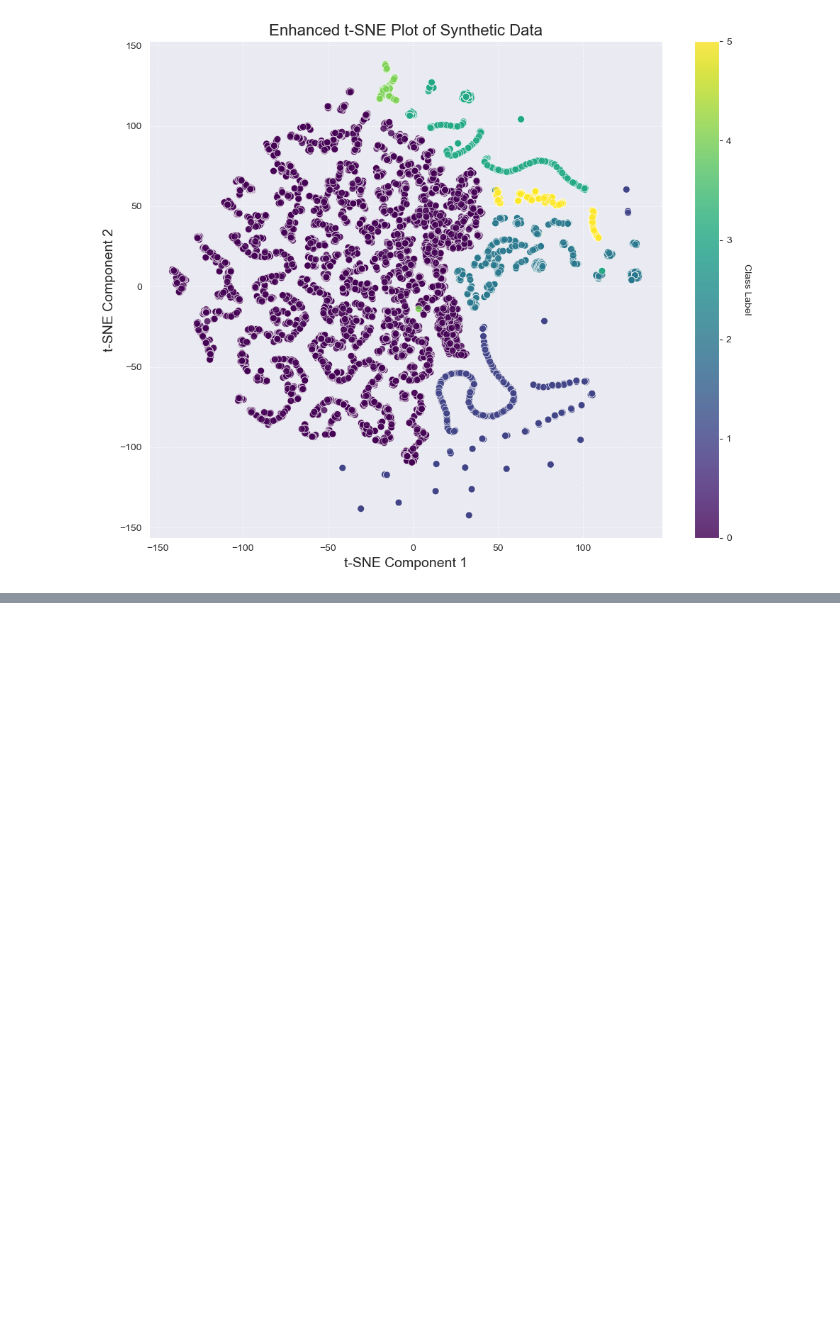
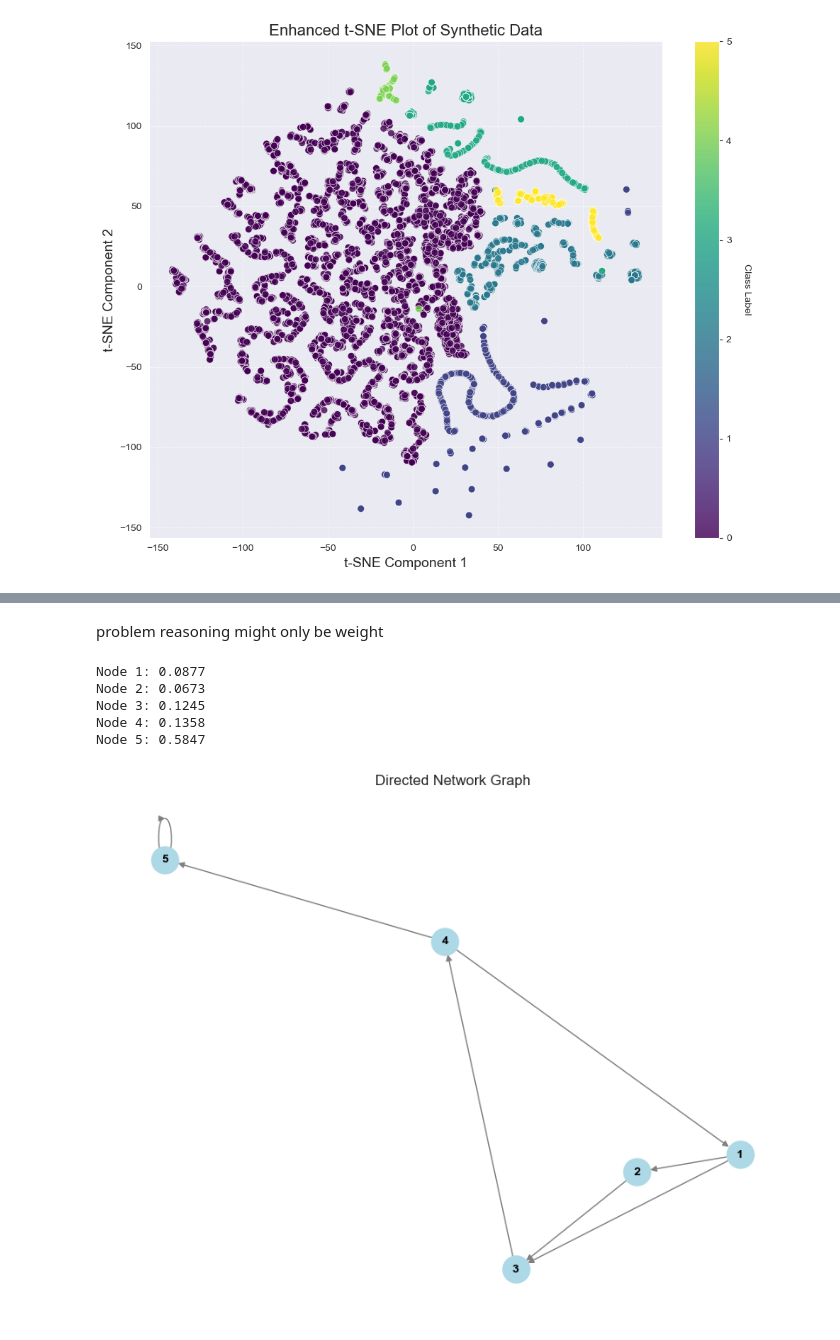
Before and after one commit to l4vd/Ba_first_tries, a Jupyter notebook: models/Original_MLP/try.ipynb, the cells around one changed output, grey strips where cells are left out. Drawn from its saved outputs; the diff is of its cells as text; code cells hidden in the pictures; blank space fills up the shorter version.

```diff
--- a/models/Original_MLP/try.ipynb
+++ b/models/Original_MLP/try.ipynb
@@ -1218,0 +1300,35 @@ plt.show()
+# %% [markdown]
+problem reasoning might only be weight
+# %%
+import networkx as nx
+import matplotlib.pyplot as plt
+
+# Create a directed graph
+G = nx.DiGraph()
+
+# Add edges (you can customize these edges to fit your specific graph structure)
+edges = [(1, 2), (1, 3), (2, 3), (3, 4), (4, 1), (4, 5), (5, 5)]
+G.add_edges_from(edges)
+
+# Calculate PageRank
+pagerank_values = nx.pagerank(G)
+
+# Print PageRank values
+for node, rank in pagerank_values.items():
+    print(f"Node {node}: {rank:.4f}")
+
+# Define positions for a better layout
+pos = nx.spring_layout(G)
+
+# Plot the graph
+plt.figure(figsize=(8, 6))
+nx.draw(G, pos, with_labels=True, node_size=500, node_color='lightblue', font_size=10, font_weight='bold', edge_color='gray', arrows=True)
+plt.title('Directed Network Graph')
+plt.show()
+# %% [output]
+Node 1: 0.0877
+Node 2: 0.0673
+Node 3: 0.1245
+Node 4: 0.1358
+Node 5: 0.5847
+[figure, added]
```
Also changed, not shown: parts of 10 cells of this notebook, 2 other files.
